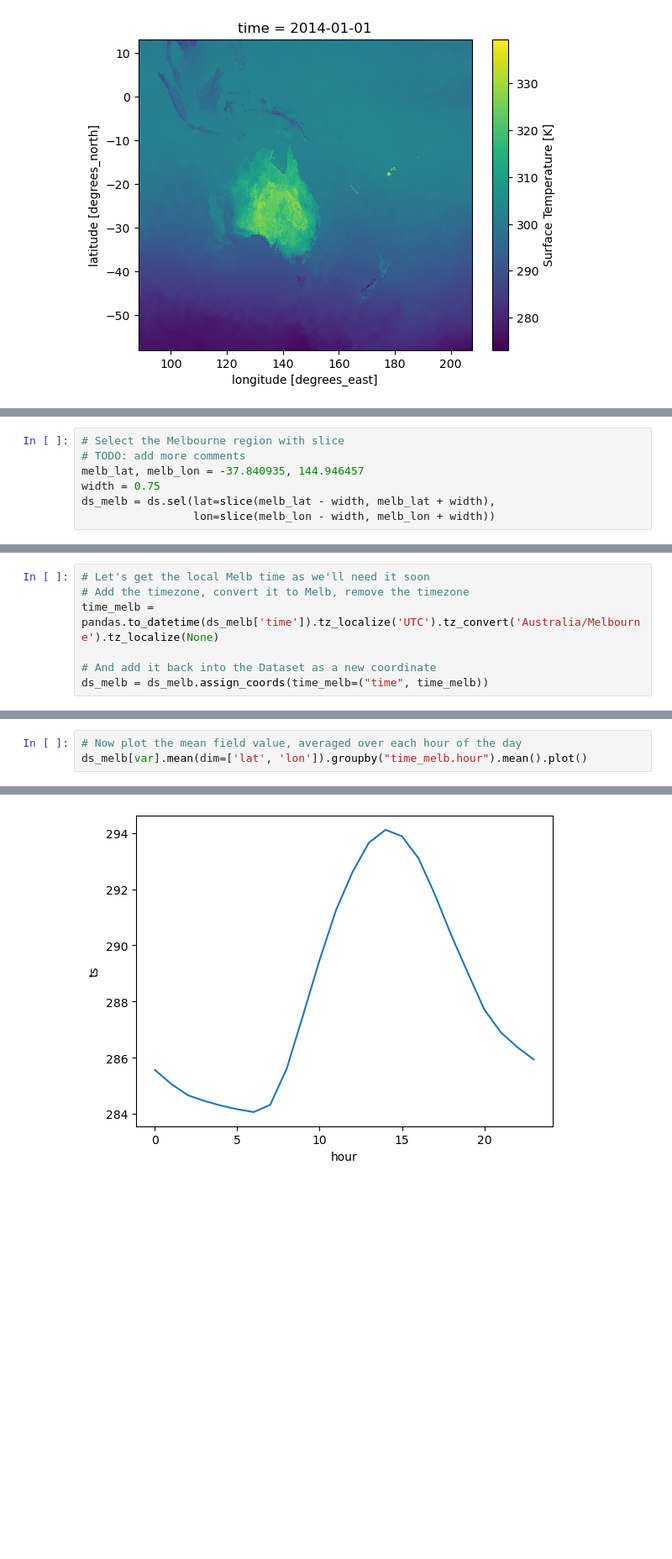
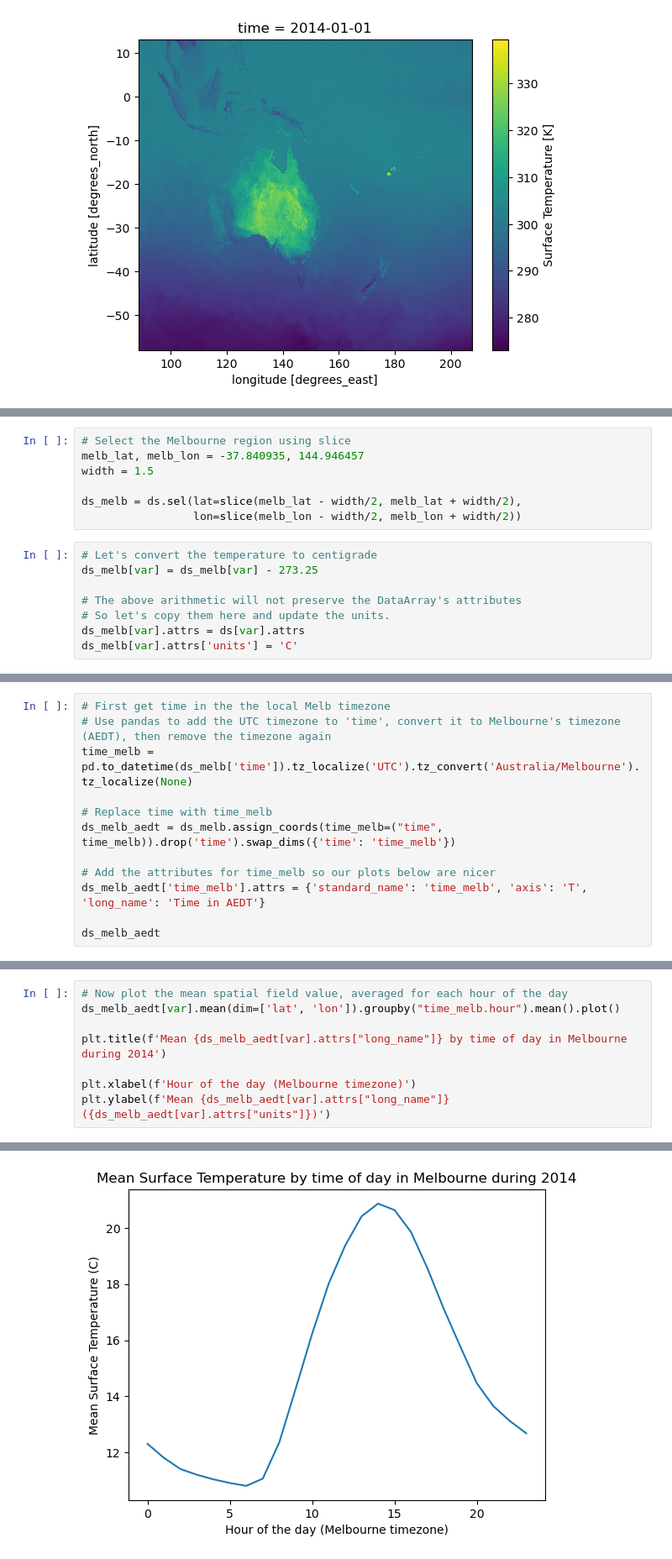
Before and after one commit to joshuatorrance/barpa-barra2-amos2024, a Jupyter notebook: AMOS2024.ipynb, the cells around one changed output, grey strips where cells are left out. Shown at 84% size. Saved outputs shown, nothing was run; the diff lists cells and outputs as text; blank space fills up the shorter version.

```diff
--- a/AMOS2024.ipynb
+++ b/AMOS2024.ipynb
@@ -352,8 +491,16 @@ p.axes.coastlines()
 # %%
-# Select the Melbourne region with slice
-# TODO: add more comments
+# Select the Melbourne region using slice
 melb_lat, melb_lon = -37.840935, 144.946457
-width = 0.75
-ds_melb = ds.sel(lat=slice(melb_lat - width, melb_lat + width),
-                 lon=slice(melb_lon - width, melb_lon + width))
+width = 1.5
+
+ds_melb = ds.sel(lat=slice(melb_lat - width/2, melb_lat + width/2),
+                 lon=slice(melb_lon - width/2, melb_lon + width/2))
+# %%
+# Let's convert the temperature to centigrade
+ds_melb[var] = ds_melb[var] - 273.25
+
+# The above arithmetic will not preserve the DataArray's attributes
+# So let's copy them here and update the units.
+ds_melb[var].attrs = ds[var].attrs
+ds_melb[var].attrs['units'] = 'C'
 # %%
@@ -381,9 +533,14 @@ Text(0.5, 1.0, 'Mean Surface Temperature in Melbourne region (K)')
 1. Plot the average temperature in Melbourne by time-of-day
 2. Plot the min and max daily temperatures in Melbourne
 # %%
-# Let's get the local Melb time as we'll need it soon
-# Add the timezone, convert it to Melb, remove the timezone
-time_melb = pandas.to_datetime(ds_melb['time']).tz_localize('UTC').tz_convert('Australia/Melbourne').tz_localize(None)
+# First get time in the the local Melb timezone
+# Use pandas to add the UTC timezone to 'time', convert it to Melbourne's timezone (AEDT), then remove the timezone again
+time_melb = pd.to_datetime(ds_melb['time']).tz_localize('UTC').tz_convert('Australia/Melbourne').tz_localize(None)
 
-# And add it back into the Dataset as a new coordinate
-ds_melb = ds_melb.assign_coords(time_melb=("time", time_melb))
+# Replace time with time_melb
+ds_melb_aedt = ds_melb.assign_coords(time_melb=("time", time_melb)).drop('time').swap_dims({'time': 'time_melb'})
+
+# Add the attributes for time_melb so our plots below are nicer
+ds_melb_aedt['time_melb'].attrs = {'standard_name': 'time_melb', 'axis': 'T', 'long_name': 'Time in AEDT'}
+
+ds_melb_aedt
@@ -428,4 +585,9 @@ date_metadata_modified :
 # %%
-# Now plot the mean field value, averaged over each hour of the day
-ds_melb[var].mean(dim=['lat', 'lon']).groupby("time_melb.hour").mean().plot()
+# Now plot the mean spatial field value, averaged for each hour of the day
+ds_melb_aedt[var].mean(dim=['lat', 'lon']).groupby("time_melb.hour").mean().plot()
+
+plt.title(f'Mean {ds_melb_aedt[var].attrs["long_name"]} by time of day in Melbourne during 2014')
+
+plt.xlabel(f'Hour of the day (Melbourne timezone)')
+plt.ylabel(f'Mean {ds_melb_aedt[var].attrs["long_name"]} ({ds_melb_aedt[var].attrs["units"]})')
 # %% [output]
@@ -433 +595 @@ ds_melb[var].mean(dim=['lat', 'lon']).groupby("time_melb.hour").mean().plot()
-[figure, old version]
+[figure, new version]
```
Also changed, not shown: parts of 29 cells of this notebook.
